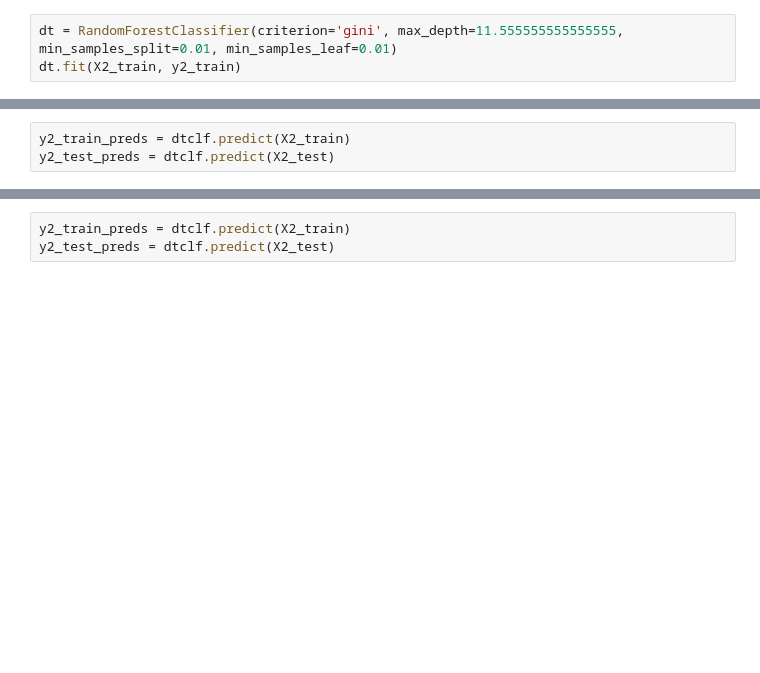
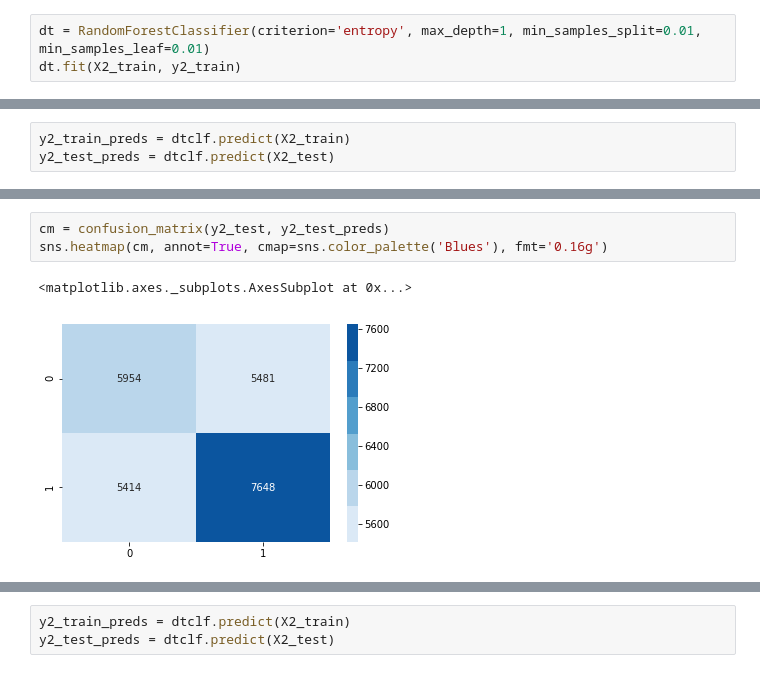
Before and after one commit to steeznation16/dsc-3-final-project-online-ds-ft-100118, a Jupyter notebook: student.ipynb, the cells around one changed output, grey strips where cells are left out. Drawn from its saved outputs; the diff is of its cells as text; blank space fills up the shorter version.

```diff
--- a/student.ipynb
+++ b/student.ipynb
@@ -1188,6 +1188,6 @@ Fitting 2 folds for each of 2000 candidates, totalling 4000 fits
  'min_samples_leaf': 0.01,
  'min_samples_split': 0.01}
 # %%
-dt = RandomForestClassifier(criterion='gini', max_depth=11.555555555555555, min_samples_split=0.01, min_samples_leaf=0.01)
+dt = RandomForestClassifier(criterion='entropy', max_depth=1, min_samples_split=0.01, min_samples_leaf=0.01)
 dt.fit(X2_train, y2_train)
 # %% [output]
@@ -1293,3 +1293,9 @@ Test Set Recall Score
+# %%
+cm = confusion_matrix(y2_test, y2_test_preds)
+sns.heatmap(cm, annot=True, cmap=sns.color_palette('Blues'), fmt='0.16g')
+# %% [output]
+<matplotlib.axes._subplots.AxesSubplot at 0x...>
+[figure, added]
 # %%
 # dtclf = DecisionTreeClassifier(random_state=25)
 
```
Also changed, not shown: parts of 76 cells of this notebook.
